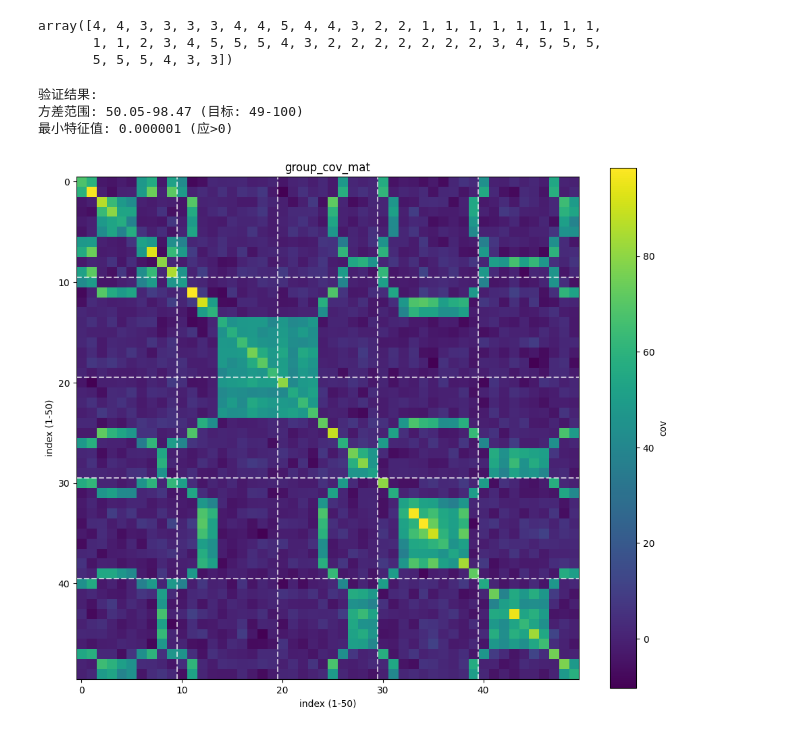
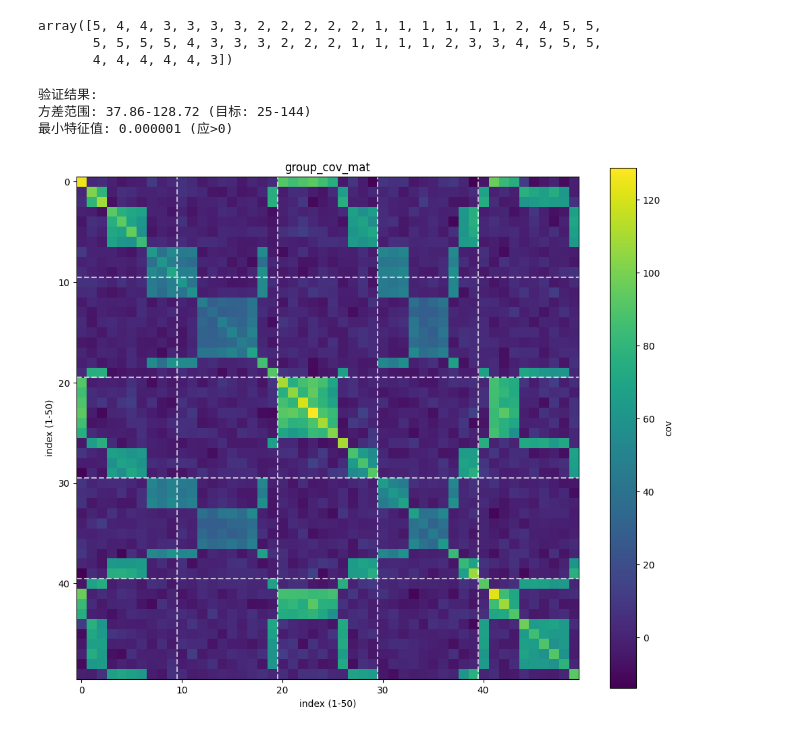
Before and after one commit to Silver439/Pilot, a Jupyter notebook: matrix_generate.ipynb, the cells around one changed output. Cells and saved outputs as stored; diff of their text form; code cells hidden in the pictures.

```diff
--- a/matrix_generate.ipynb
+++ b/matrix_generate.ipynb
@@ -3,16 +3,15 @@ import numpy as np
 import plotly.graph_objects as go
 from sklearn.gaussian_process import GaussianProcessRegressor
 from sklearn.gaussian_process.kernels import RBF, ConstantKernel,WhiteKernel
-
-np.random.seed(1)
-
+from util.methods import assign_variances
+seed = 712
 # 定义核函数
-kernel = ConstantKernel(15.0) * RBF(length_scale=4.0)
+kernel = ConstantKernel(25.0) * RBF(length_scale=4.0) + WhiteKernel(1e-6)
 gp = GaussianProcessRegressor(kernel=kernel)
 
 x_dense = np.linspace(1, 50, 500).reshape(-1, 1)
 
-y_dense = gp.sample_y(x_dense, n_samples=1, random_state=8).flatten() + 70
+y_dense = gp.sample_y(x_dense, n_samples=1, random_state=seed).flatten() + 70
 
 # 提取整数点对应的y值
 integer_points = np.arange(1, 51)
@@ -32,6 +31,11 @@ np.savetxt('Sigma1.txt', cov_matrix,
 np.savetxt('correlation_matrix.txt', corr_matrix,
            fmt='%.6f',
            header=f'高斯过程相关性矩阵(1-50整数点)\n核函数: {kernel}')
+
+np.savetxt('mu.txt',
+           y_integers,
+           fmt='%.6f',
+           header='真实均值')
 
 # 创建分组标签 (5组，每组10个点)
 group_labels = np.floor(np.argsort(np.argsort(y_integers))/10).astype(int)
@@ -161,46 +154,44 @@ plt.show()
 # %%
 group_labels+1
 # %% [output]
-array([4, 4, 3, 3, 3, 3, 4, 4, 5, 4, 4, 3, 2, 2, 1, 1, 1, 1, 1, 1, 1, 1,
-       1, 1, 2, 3, 4, 5, 5, 5, 4, 3, 2, 2, 2, 2, 2, 2, 2, 3, 4, 5, 5, 5,
-       5, 5, 5, 4, 3, 3])
+array([5, 4, 4, 3, 3, 3, 3, 2, 2, 2, 2, 2, 1, 1, 1, 1, 1, 1, 2, 4, 5, 5,
+       5, 5, 5, 5, 4, 3, 3, 3, 2, 2, 2, 1, 1, 1, 1, 2, 3, 3, 4, 5, 5, 5,
+       4, 4, 4, 4, 4, 3])
 # %%
-import numpy as np
-
-
-np.random.seed(42)
-variances = np.random.uniform(49, 100, size=50)
+# 随机分配噪声
+np.random.seed(seed)
+variances = assign_variances(y_integers, min_var=25, max_var=144, correlation_strength=0.7)
 std_devs = np.sqrt(variances)
 
 D = np.diag(std_devs)
 
 cov_matrix = D @ corr_matrix @ D
 
 print("验证结果:")
-print(f"方差范围: {np.min(np.diag(cov_matrix)):.2f}-{np.max(np.diag(cov_matrix)):.2f} (目标: 49-100)")
+print(f"方差范围: {np.min(np.diag(cov_matrix)):.2f}-{np.max(np.diag(cov_matrix)):.2f} (目标: 25-144)")
 print(f"最小特征值: {np.min(np.linalg.eigvals(cov_matrix)):.6f} (应>0)")
 
 np.savetxt('group_cov.txt',
            cov_matrix,
            fmt='%.6f',
-           header='协方差矩阵（对角线方差=49-100）\n基于分组相关性矩阵生成')
+           header='协方差矩阵（对角线方差=25-144）\n基于分组相关性矩阵生成')
 
 import matplotlib.pyplot as plt
 plt.figure(figsize=(12,10))
 plt.imshow(cov_matrix, cmap='viridis')
 cbar = plt.colorbar()
 cbar.set_label('cov')
 
 for g in range(1,5):
     plt.axhline(y=g*10-0.5, color='white', linestyle='--', alpha=0.7)
     plt.axvline(x=g*10-0.5, color='white', linestyle='--', alpha=0.7)
 
 plt.title('group_cov_mat')
 plt.xlabel('index (1-50)')
 plt.ylabel('index (1-50)')
 plt.show()
 # %% [output]
 验证结果:
-方差范围: 50.05-98.47 (目标: 49-100)
+方差范围: 37.86-128.72 (目标: 25-144)
 最小特征值: 0.000001 (应>0)
-[figure, old version]
+[figure, new version]
```
Also changed, not shown: parts of 6 cells of this notebook, 9 other files.
